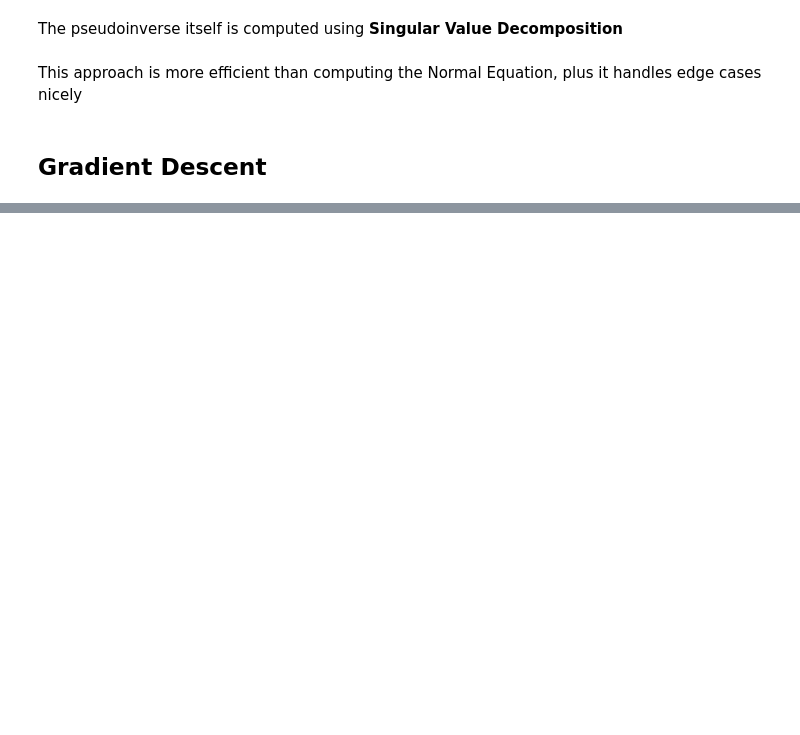
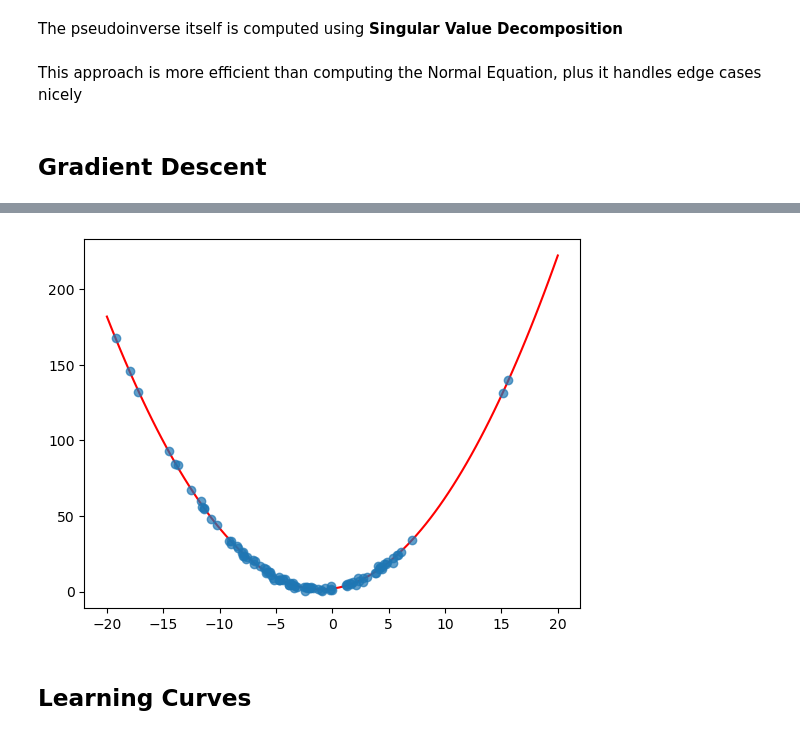
Before and after one commit to Ellzo/handson-ml-mysolutions, a Jupyter notebook: Chapter4/models_implementation.ipynb, the cells around one changed output, grey strips where cells are left out. Cells and saved outputs as stored; diff of their text form; code cells hidden in the pictures; blank space fills up the shorter version.

```diff
--- a/Chapter4/models_implementation.ipynb
+++ b/Chapter4/models_implementation.ipynb
@@ -109,0 +168,11 @@ for epoch in range(n_epoches):
+# %%
+x_predict = np.linspace(-20, 20, 100)
+y_predict = lin_reg.coef_[0][1] * x_predict**2 + lin_reg.coef_[0][0]*x_predict + lin_reg.intercept_
+
+plt.plot(x_predict, y_predict, c='red', zorder=0)
+plt.scatter(X, y, alpha=0.7)
+plt.show()
+# %% [output]
+[figure, added]
+# %% [markdown]
+## Learning Curves
```
Also changed, not shown: parts of 29 cells of this notebook.
